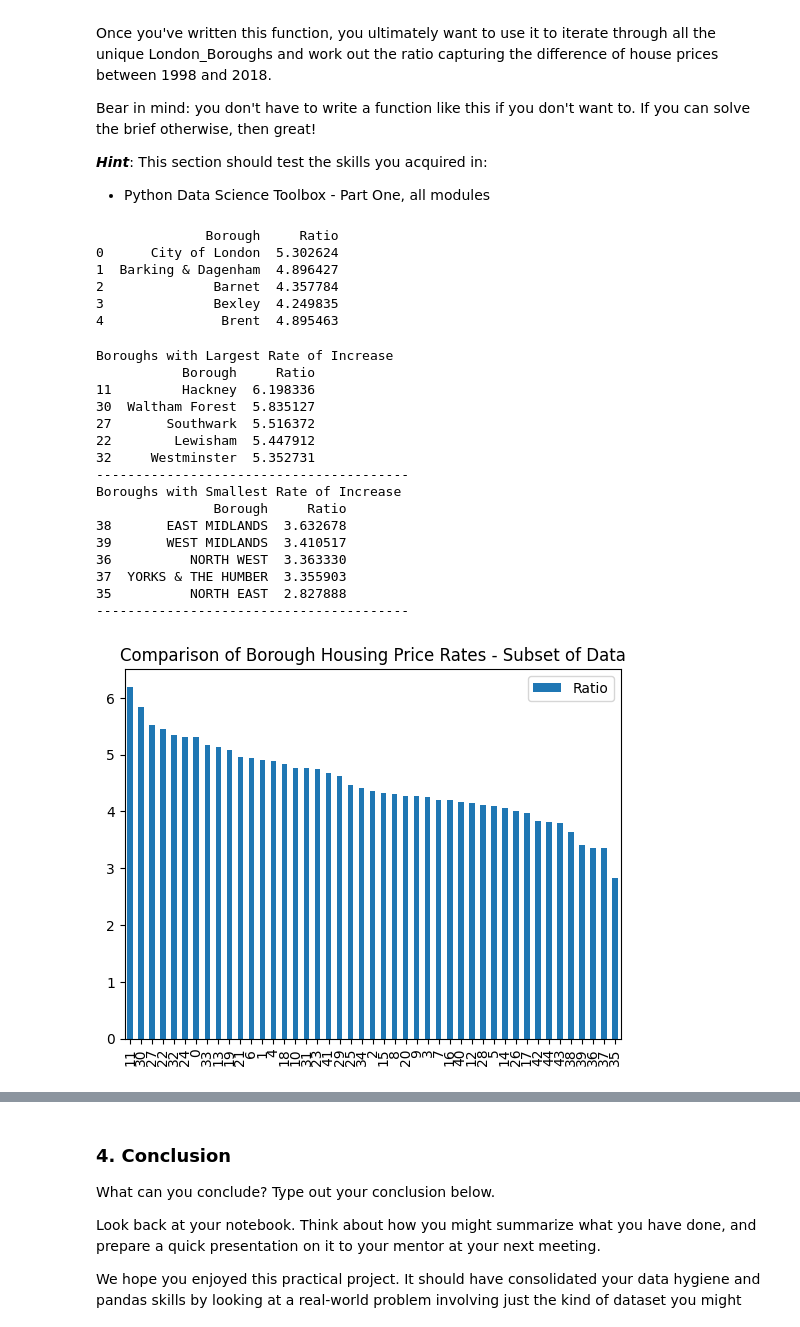
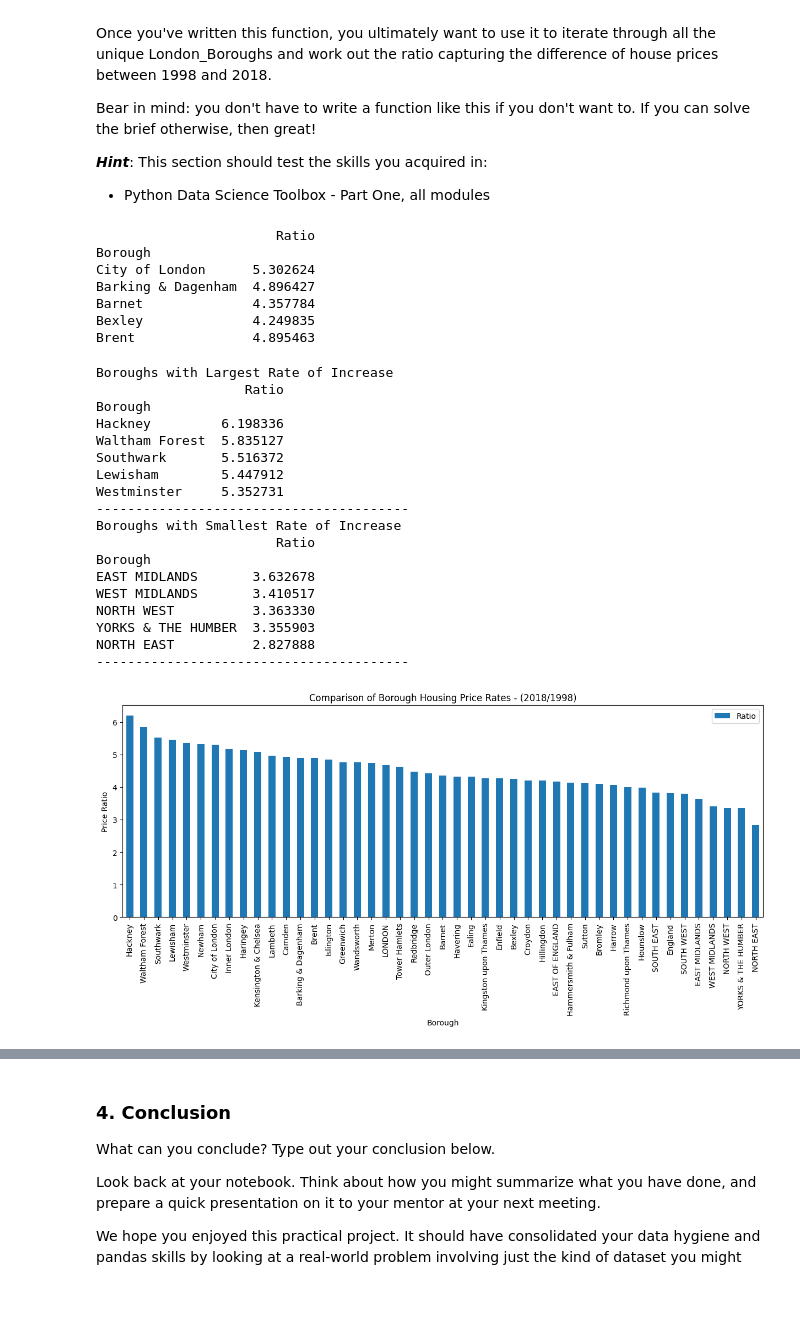
Before and after one commit to TristanPetersDS/springboard-case-studies, a Jupyter notebook: london-house-prices/Unit 4 Challenge - Tier 3.ipynb, the cells around one changed output, grey strips where cells are left out. Drawn from its saved outputs; the diff is of its cells as text; code cells hidden in the pictures; blank space fills up the shorter version.

Commit message:
Updated plots to be easier to read

```diff
--- a/london-house-prices/Unit 4 Challenge - Tier 3.ipynb
+++ b/london-house-prices/Unit 4 Challenge - Tier 3.ipynb
@@ -307,7 +302,8 @@ def create_ratios_df(borough_df, min_year=None, max_year=None):
         results['Ratio'].append(ratio)
 
     # Convert Results into DataFrame
-    results_df = pd.DataFrame(results)
+    results_df = pd.DataFrame(results).set_index('Borough')
+
 
     return results_df
 
@@ -316,42 +312,45 @@ def create_ratios_df(borough_df, min_year=None, max_year=None):
 test_function = create_ratios_df(df, 1998, 2018)
 print(test_function.head())
 # %% [output]
-              Borough     Ratio
-0      City of London  5.302624
-1  Barking & Dagenham  4.896427
-2              Barnet  4.357784
-3              Bexley  4.249835
-4               Brent  4.895463
+                       Ratio
+Borough
+City of London      5.302624
+Barking & Dagenham  4.896427
+Barnet              4.357784
+Bexley              4.249835
+Brent               4.895463
 # %%
 # Trial Results based on data subset for 1998 Vs. 2018 Prices
 trial_results_df = create_ratios_df(df, 1998, 2018)
 trial_results_df = trial_results_df.sort_values('Ratio', ascending=False)
-trial_results_df.plot(kind='bar',  title="Comparison of Borough Housing Price Rates - Subset of Data")
+trial_results_df.plot(kind='bar',  xlabel='Borough', ylabel='Price Ratio', title="Comparison of Borough Housing Price Rates - (2018/1998)", figsize=(15,5))
 
 print("Boroughs with Largest Rate of Increase")
 print(trial_results_df.head())
 print("----------------------------------------")
 print("Boroughs with Smallest Rate of Increase")
 print(trial_results_df.tail())
 print("----------------------------------------")
 # %% [output]
 Boroughs with Largest Rate of Increase
-           Borough     Ratio
-11         Hackney  6.198336
-30  Waltham Forest  5.835127
-27       Southwark  5.516372
-22        Lewisham  5.447912
-32     Westminster  5.352731
+                   Ratio
+Borough
+Hackney         6.198336
+Waltham Forest  5.835127
+Southwark       5.516372
+Lewisham        5.447912
+Westminster     5.352731
 ----------------------------------------
 Boroughs with Smallest Rate of Increase
-               Borough     Ratio
-38       EAST MIDLANDS  3.632678
-39       WEST MIDLANDS  3.410517
-36          NORTH WEST  3.363330
-37  YORKS & THE HUMBER  3.355903
-35          NORTH EAST  2.827888
+                       Ratio
+Borough
+EAST MIDLANDS       3.632678
+WEST MIDLANDS       3.410517
+NORTH WEST          3.363330
+YORKS & THE HUMBER  3.355903
+NORTH EAST          2.827888
 ----------------------------------------
-[figure, old version]
+[figure, new version]
 # %%
 # Final Results based on full dataset
 final_results_df = create_ratios_df(df)
```
Also changed, not shown: parts of 2 cells of this notebook.
